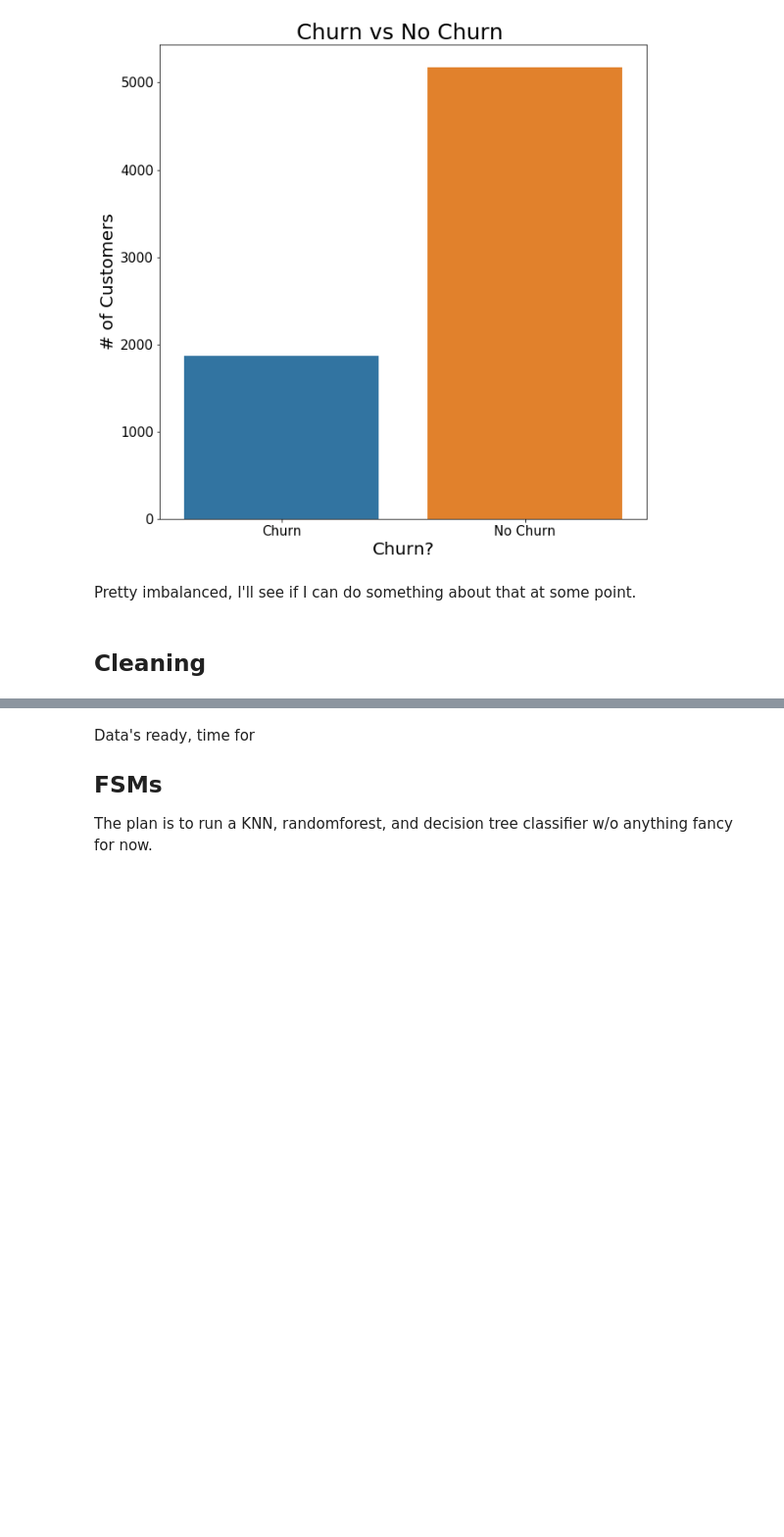
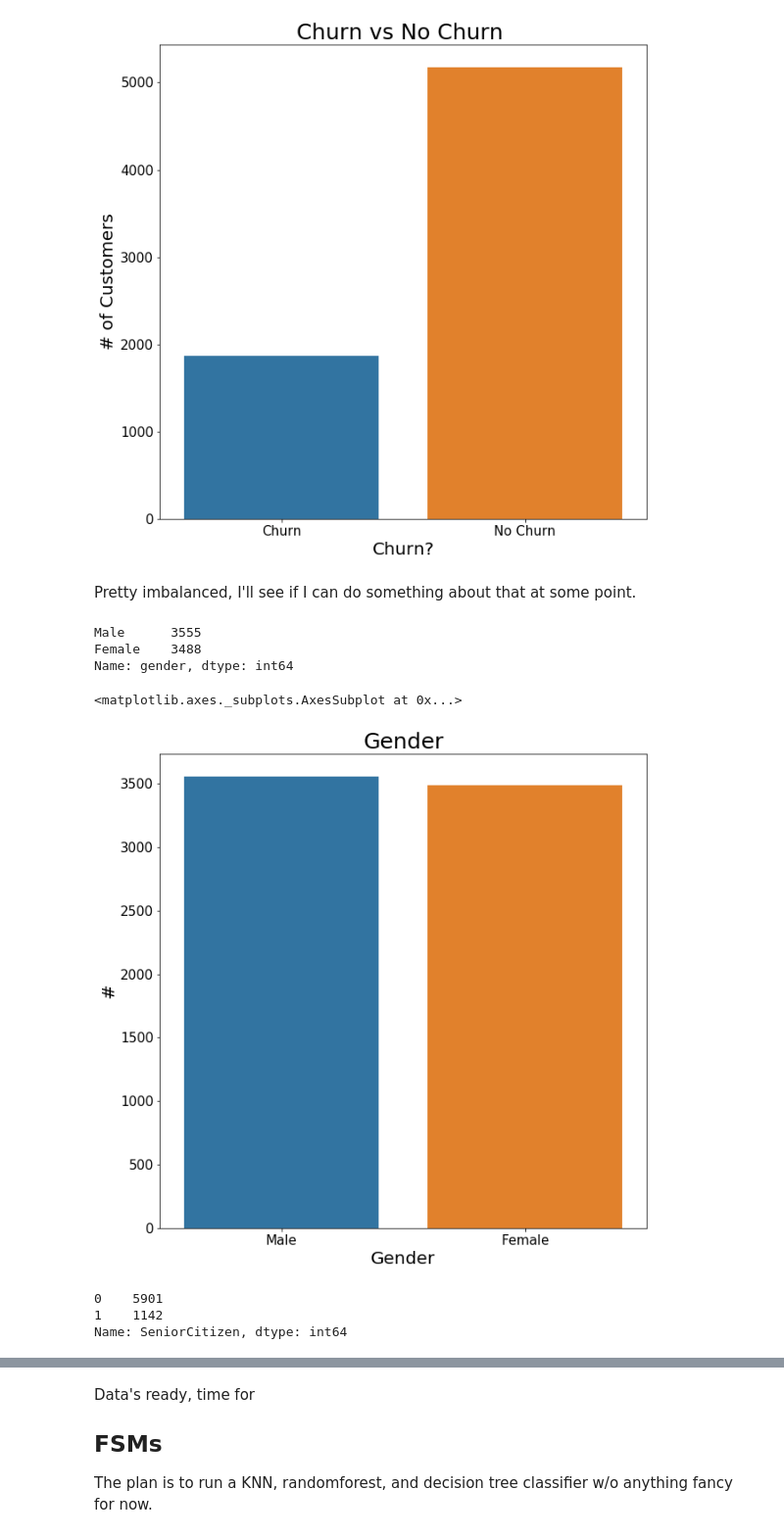
Before and after one commit to Booandlean/Telco_Customer_Churn-, a Jupyter notebook: EDA_+_Vis.ipynb, the cells around one changed output, grey strips where cells are left out. Shown: that part at 98% size. Saved outputs shown, nothing was run; the diff lists cells and outputs as text; code cells hidden in the pictures; blank space fills up the shorter version.

```diff
--- a/Cleaning_and_EDA.ipynb
+++ b/EDA_+_Vis.ipynb
@@ -144,5 +172,28 @@ sns.barplot(x = ['Churn', 'No Churn'], y = [y_value[1], y_value[0]], ax = ax)
 [figure]
 # %% [markdown]
 Pretty imbalanced, I'll see if I can do something about that at some point.
-# %% [markdown]
-## Cleaning
+# %%
+y_value = df['gender'].value_counts()
+y_value
+# %% [output]
+Male      3555
+Female    3488
+Name: gender, dtype: int64
+# %%
+fig, ax = plt.subplots(figsize=(5,5))
+plt.title('Gender', fontsize = 25)
+ax.tick_params(axis = 'both', labelsize = 15)
+plt.xlabel('Gender', fontsize = 20)
+plt.ylabel('#', fontsize = 20)
+sns.barplot(x = ['Male', 'Female'], y = [y_value[0], y_value[1]], ax = ax)
+# %% [output]
+<matplotlib.axes._subplots.AxesSubplot at 0x...>
+[figure, added]
+# %%
+
+y_value = df['SeniorCitizen'].value_counts()
+y_value
+# %% [output]
+0    5901
+1    1142
+Name: SeniorCitizen, dtype: int64
```
Also changed, not shown: parts of 9 cells of this notebook.
